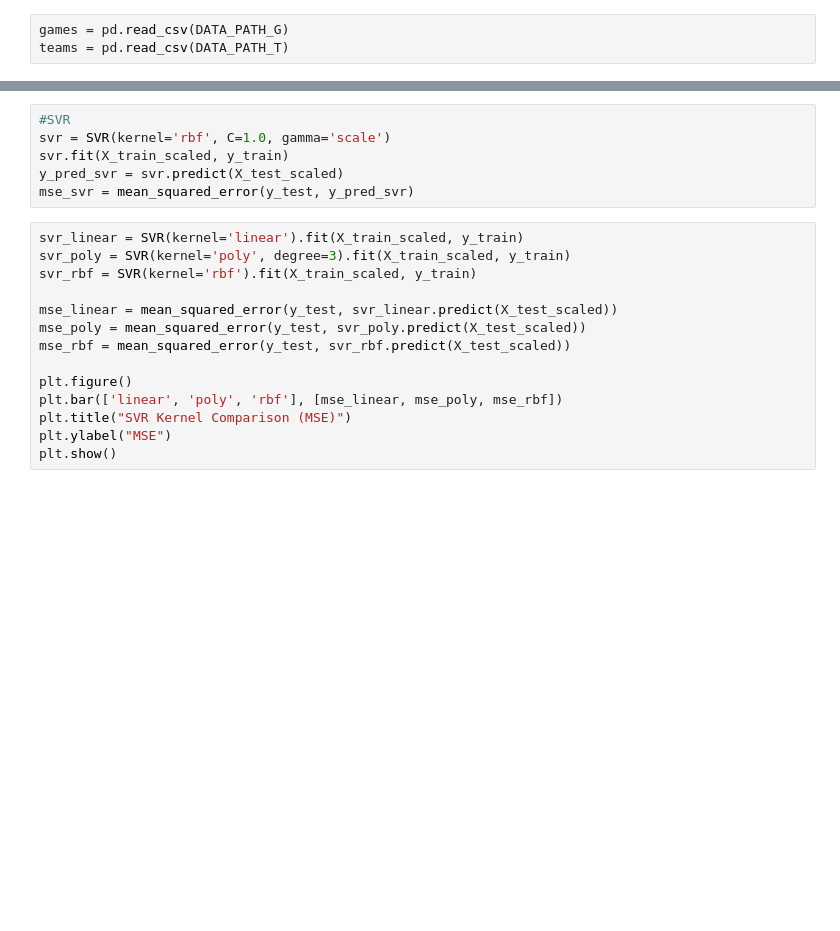
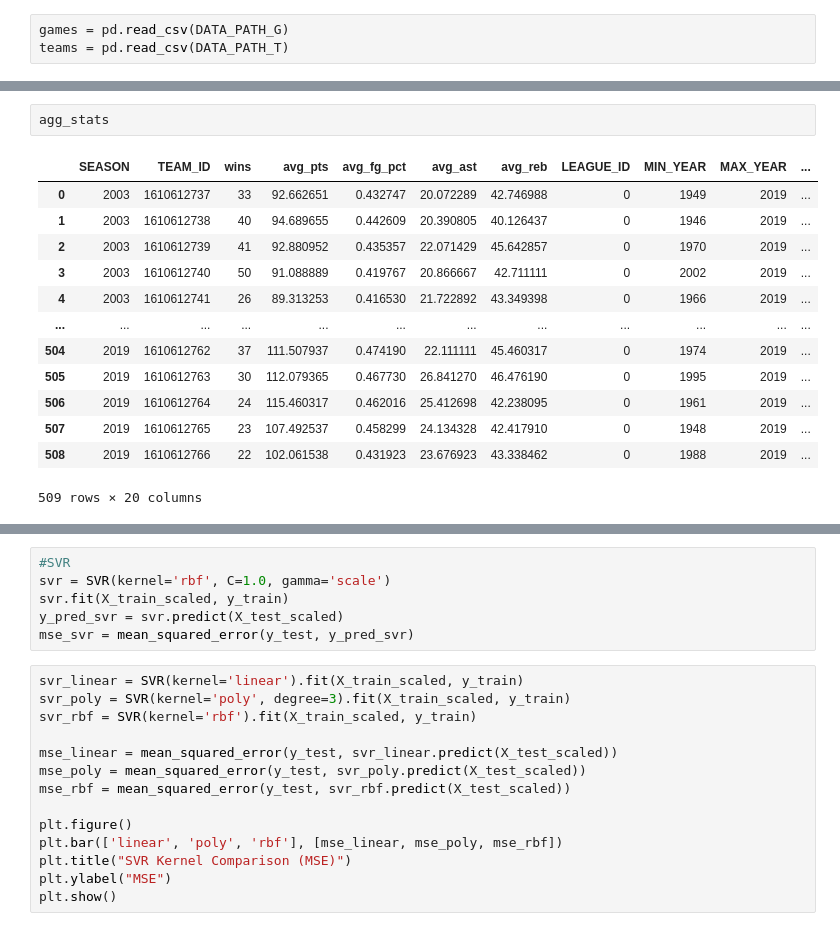
Before and after one commit to Datboy0127/Gamblers-CDS-Onboarding-Project, a Jupyter notebook: competition/SL_Regression.ipynb, the cells around one changed output, grey strips where cells are left out. Cells and saved outputs as stored; diff of their text form; blank space fills up the shorter version.

```diff
--- a/competition/SL_Regression.ipynb
+++ b/competition/SL_Regression.ipynb
@@ -87,0 +110,16 @@ X_test_scaled = scaler.transform(X_test)
+# %%
+agg_stats
+# %% [output]
+|  | SEASON | TEAM_ID | wins | avg_pts | avg_fg_pct | avg_ast | avg_reb | LEAGUE_ID | MIN_YEAR | MAX_YEAR | ... |
+| 0 | 2003 | 1610612737 | 33 | 92.662651 | 0.432747 | 20.072289 | 42.746988 | 0 | 1949 | 2019 | ... |
+| 1 | 2003 | 1610612738 | 40 | 94.689655 | 0.442609 | 20.390805 | 40.126437 | 0 | 1946 | 2019 | ... |
+| 2 | 2003 | 1610612739 | 41 | 92.880952 | 0.435357 | 22.071429 | 45.642857 | 0 | 1970 | 2019 | ... |
+| 3 | 2003 | 1610612740 | 50 | 91.088889 | 0.419767 | 20.866667 | 42.711111 | 0 | 2002 | 2019 | ... |
+| 4 | 2003 | 1610612741 | 26 | 89.313253 | 0.416530 | 21.722892 | 43.349398 | 0 | 1966 | 2019 | ... |
+| ... | ... | ... | ... | ... | ... | ... | ... | ... | ... | ... | ... |
+| 504 | 2019 | 1610612762 | 37 | 111.507937 | 0.474190 | 22.111111 | 45.460317 | 0 | 1974 | 2019 | ... |
+| 505 | 2019 | 1610612763 | 30 | 112.079365 | 0.467730 | 26.841270 | 46.476190 | 0 | 1995 | 2019 | ... |
+| 506 | 2019 | 1610612764 | 24 | 115.460317 | 0.462016 | 25.412698 | 42.238095 | 0 | 1961 | 2019 | ... |
+| 507 | 2019 | 1610612765 | 23 | 107.492537 | 0.458299 | 24.134328 | 42.417910 | 0 | 1948 | 2019 | ... |
+| 508 | 2019 | 1610612766 | 22 | 102.061538 | 0.431923 | 23.676923 | 43.338462 | 0 | 1988 | 2019 | ... |
+509 rows × 20 columns
```
Also changed, not shown: parts of 12 cells of this notebook.
